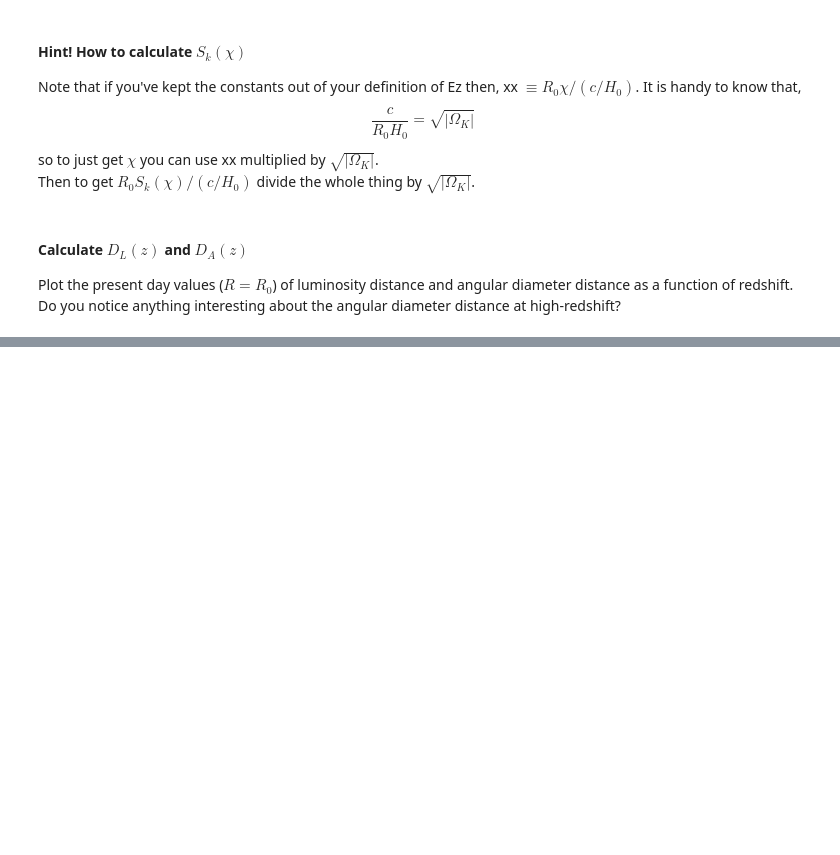
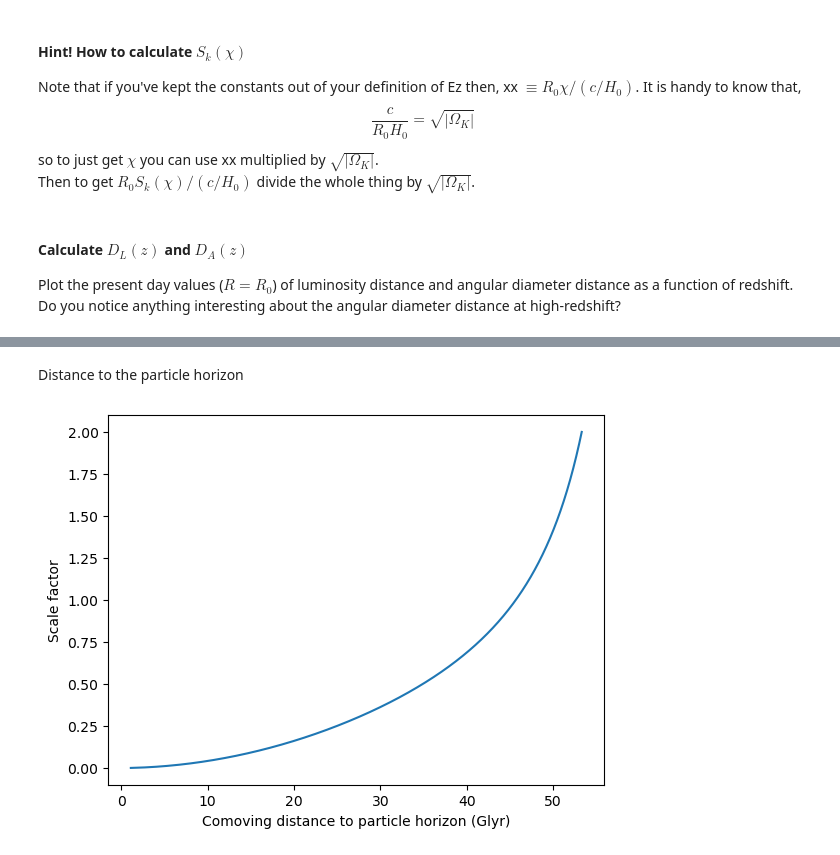
Before and after one commit to naidee/Cosmology-Project, a Jupyter notebook: cosmo/docs/notebooks/DistancesPrez.ipynb, the cells around one changed output, grey strips where cells are left out. Saved outputs shown, nothing was run; the diff lists cells and outputs as text; code cells hidden in the pictures; blank space fills up the shorter version.

```diff
--- a/cosmo/docs/notebooks/DistancesPrez.ipynb
+++ b/cosmo/docs/notebooks/DistancesPrez.ipynb
@@ -203,0 +251,21 @@ What is the redshift of a comoving object at the hubble sphere?
+# %% [markdown]
+Distance to the particle horizon
+# %%
+def Ezinv_gen(z, om, OR, ol):
+    Ez = np.sqrt((OR*(1+z)**4) + (om*(1+z)**3) + ((1.0-om-ol-OR)*(1+z)**2) + (ol))
+    return 1.0/Ez
+
+# z_recs = np.arange(0.0,10.1,0.01)
+a_facs_PH = np.arange(0.001,2.001,0.001)
+# print(a_facs_PH)
+z_recsPH = ((1/(a_facs_PH)) - 1)
+# print(z_recs)
+R0X_PH = (np.array([(integrate.quad(Ezinv_gen,z,10000,args=(O_m0,O_r0,O_l0))[0]) for z in z_recsPH])*(cH0Glyr))
+
+
+plt.plot(R0X_PH, a_facs_PH)
+plt.xlabel('Comoving distance to particle horizon (Glyr)')
+plt.ylabel('Scale factor')
+plt.show()
+# %% [output]
+[figure, added]
```
Also changed, not shown: parts of 11 cells of this notebook, 1 other file.
